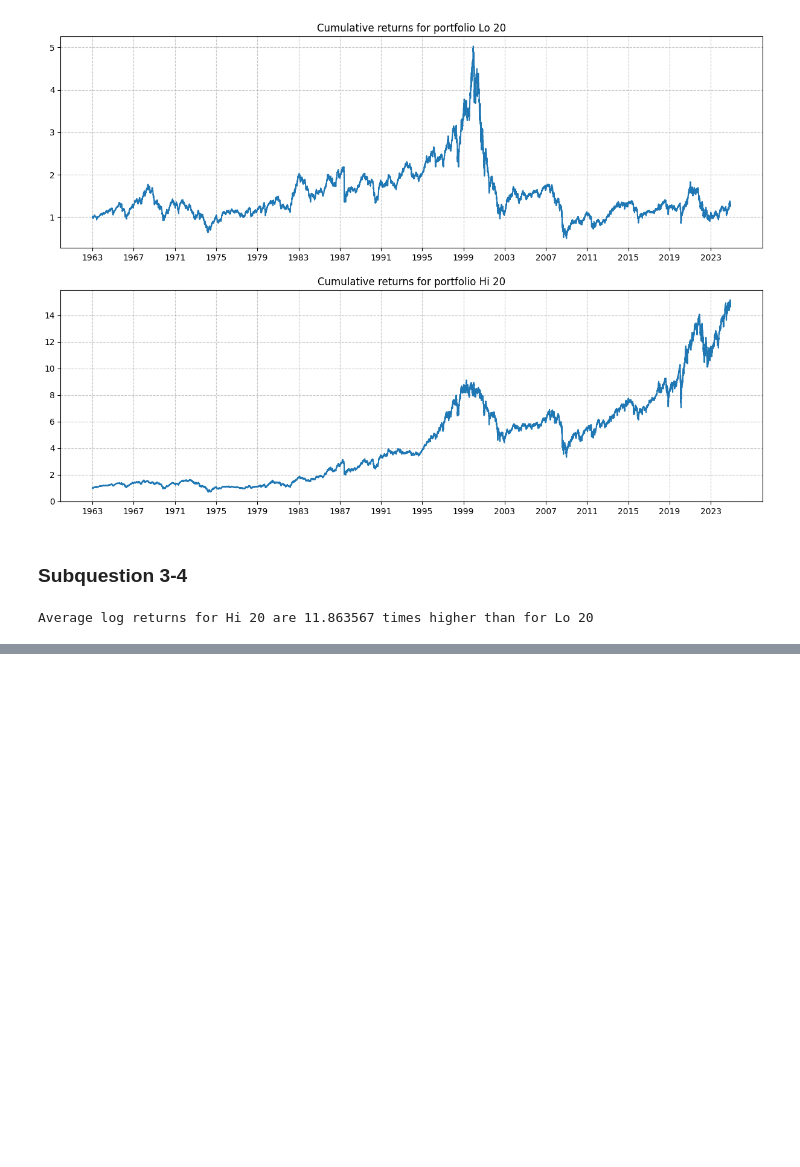
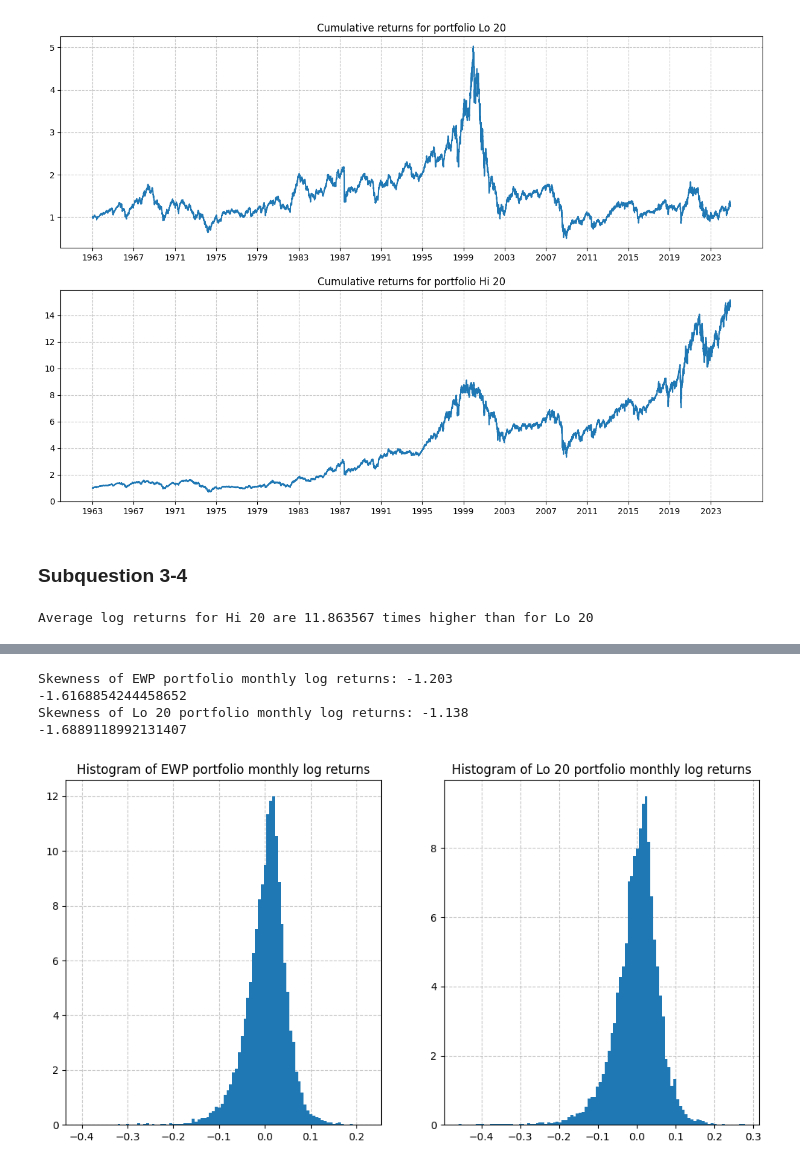
Before and after one commit to S1104225/GRA65515, a Jupyter notebook: Q2.ipynb, the cells around one changed output, grey strips where cells are left out. Drawn from its saved outputs; the diff is of its cells as text; code cells hidden in the pictures; blank space fills up the shorter version.

```diff
--- a/Q2.ipynb
+++ b/Q2.ipynb
@@ -72,0 +157,15 @@ Average log returns for Hi 20 are 11.863567 times higher than for Lo 20
+# %%
+fig, axis = plt.subplots(1, 2, figsize=(12, 6))
+for ax, portfolio in zip(axis, monthly_log_returns.keys()):
+    monthly_log_return = monthly_log_returns[portfolio]
+    ax.set_axisbelow(True)
+    ax.grid(True, linestyle='--', alpha=0.7)
+    ax.hist(monthly_log_return, bins=100, density=True)
+    ax.set_title(f'Histogram of {portfolio} portfolio monthly log returns')
+    print(np.quantile(monthly_log_return, 0.05) / monthly_log_return.std())
+# %% [output]
+Skewness of EWP portfolio monthly log returns: -1.203
+-1.6168854244458652
+Skewness of Lo 20 portfolio monthly log returns: -1.138
+-1.6889118992131407
+[figure, added]
```
Also changed, not shown: parts of 14 cells of this notebook, 1 other file.
